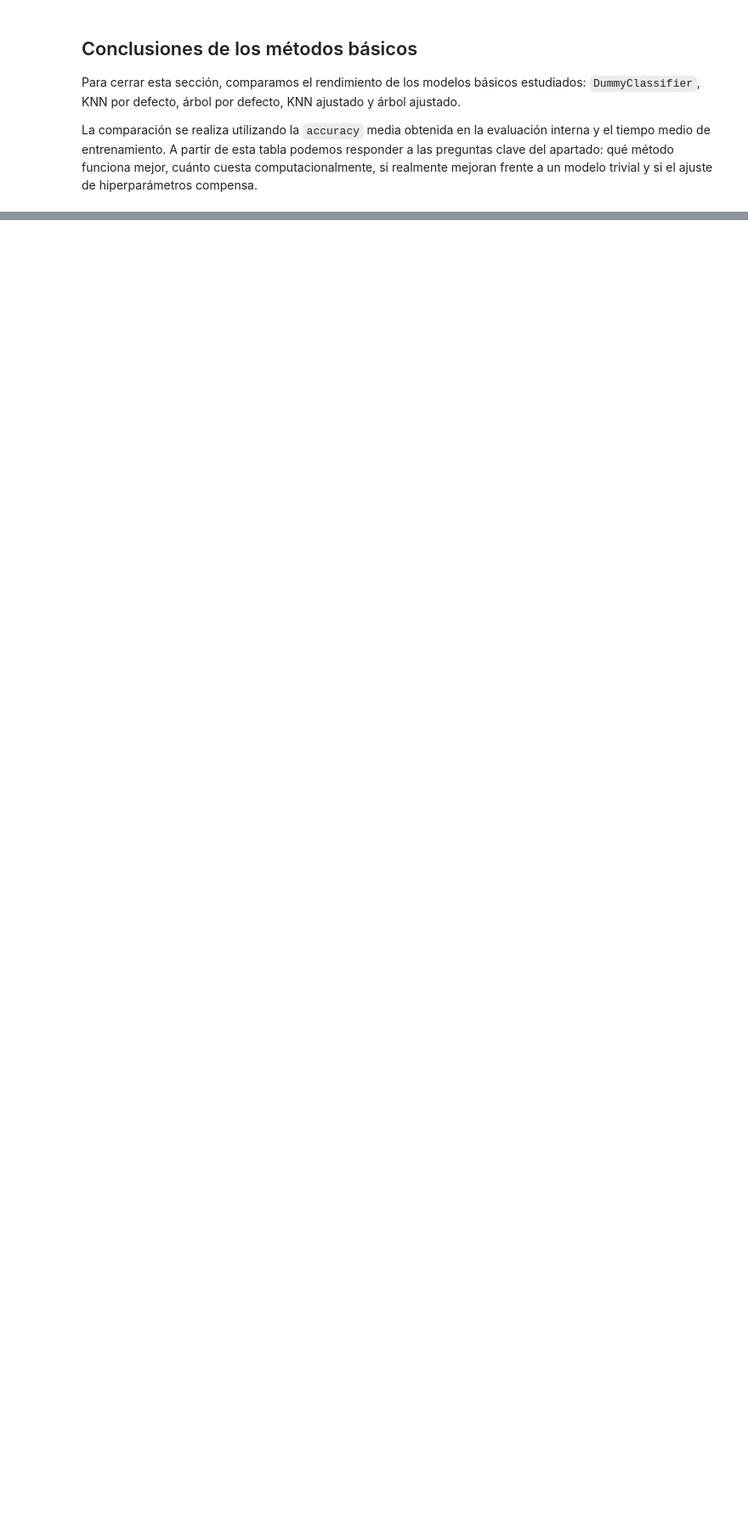
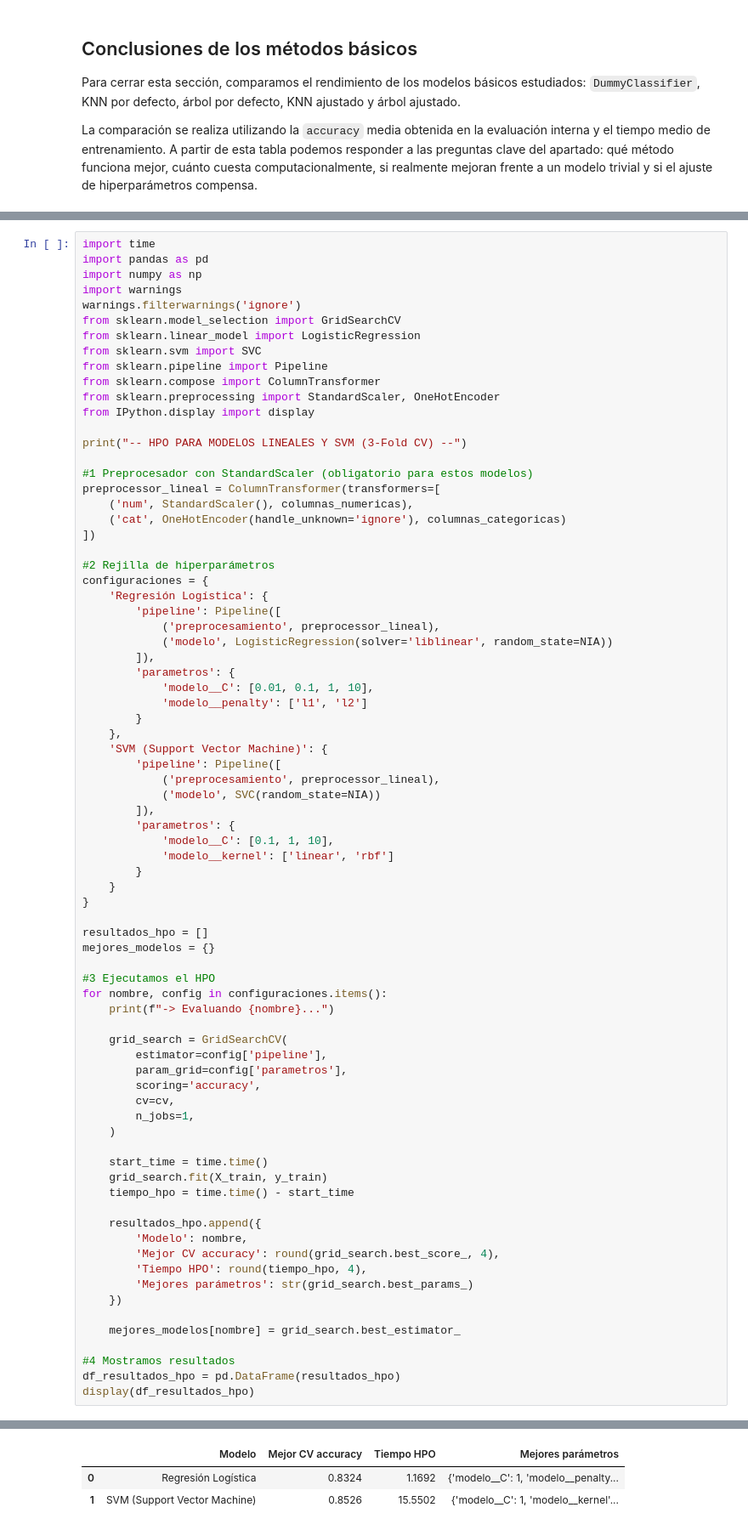
Before and after one commit to josecs03/AA_P1_100495927_100472712, a Jupyter notebook: 01_EDA_Modelos.ipynb, the cells around one changed output, grey strips where cells are left out. Shown at 85% size. Drawn from its saved outputs; the diff is of its cells as text; blank space fills up the shorter version.

```diff
--- a/01_EDA_Modelos.ipynb
+++ b/01_EDA_Modelos.ipynb
@@ -918,0 +942,78 @@ En resumen, dentro de los métodos básicos, la opción más sólida para este p
+# %%
+import time
+import pandas as pd
+import numpy as np
+import warnings
+warnings.filterwarnings('ignore')
+from sklearn.model_selection import GridSearchCV
+from sklearn.linear_model import LogisticRegression
+from sklearn.svm import SVC
+from sklearn.pipeline import Pipeline
+from sklearn.compose import ColumnTransformer
+from sklearn.preprocessing import StandardScaler, OneHotEncoder
+from IPython.display import display
+
+print("-- HPO PARA MODELOS LINEALES Y SVM (3-Fold CV) --")
+
+#1 Preprocesador con StandardScaler (obligatorio para estos modelos)
+preprocessor_lineal = ColumnTransformer(transformers=[
+    ('num', StandardScaler(), columnas_numericas),
+    ('cat', OneHotEncoder(handle_unknown='ignore'), columnas_categoricas)
+])
+
+#2 Rejilla de hiperparámetros
+configuraciones = {
+    'Regresión Logística': {
+        'pipeline': Pipeline([
+            ('preprocesamiento', preprocessor_lineal),
+            ('modelo', LogisticRegression(solver='liblinear', random_state=NIA))
+        ]),
+        'parametros': {
+            'modelo__C': [0.01, 0.1, 1, 10],
+            'modelo__penalty': ['l1', 'l2']
+        }
+    },
+    'SVM (Support Vector Machine)': {
+        'pipeline': Pipeline([
+            ('preprocesamiento', preprocessor_lineal),
+            ('modelo', SVC(random_state=NIA))
+        ]),
+        'parametros': {
+            'modelo__C': [0.1, 1, 10],
+            'modelo__kernel': ['linear', 'rbf']
+        }
+    }
+}
+
+resultados_hpo = []
+mejores_modelos = {}
+
+#3 Ejecutamos el HPO
+for nombre, config in configuraciones.items():
+    print(f"-> Evaluando {nombre}...")
+
+    grid_search = GridSearchCV(
+        estimator=config['pipeline'],
+        param_grid=config['parametros'],
+        scoring='accuracy',
+        cv=cv,
+        n_jobs=1,
+    )
+
+    start_time = time.time()
+    grid_search.fit(X_train, y_train)
+    tiempo_hpo = time.time() - start_time
+
+    resultados_hpo.append({
+        'Modelo': nombre,
+        'Mejor CV accuracy': round(grid_search.best_score_, 4),
+        'Tiempo HPO': round(tiempo_hpo, 4),
+        'Mejores parámetros': str(grid_search.best_params_)
+    })
+
+    mejores_modelos[nombre] = grid_search.best_estimator_
+
+#4 Mostramos resultados
+df_resultados_hpo = pd.DataFrame(resultados_hpo)
+display(df_resultados_hpo)
+# %% [output]
@@ -918,0 +1023,3 @@ En resumen, dentro de los métodos básicos, la opción más sólida para este p
+|  | Modelo | Mejor CV accuracy | Tiempo HPO | Mejores parámetros |
+| 0 | Regresión Logística | 0.8324 | 1.1692 | {'modelo__C': 1, 'modelo__penalty... |
+| 1 | SVM (Support Vector Machine) | 0.8526 | 15.5502 | {'modelo__C': 1, 'modelo__kernel'... |
```
Also changed, not shown: parts of 11 cells of this notebook.
